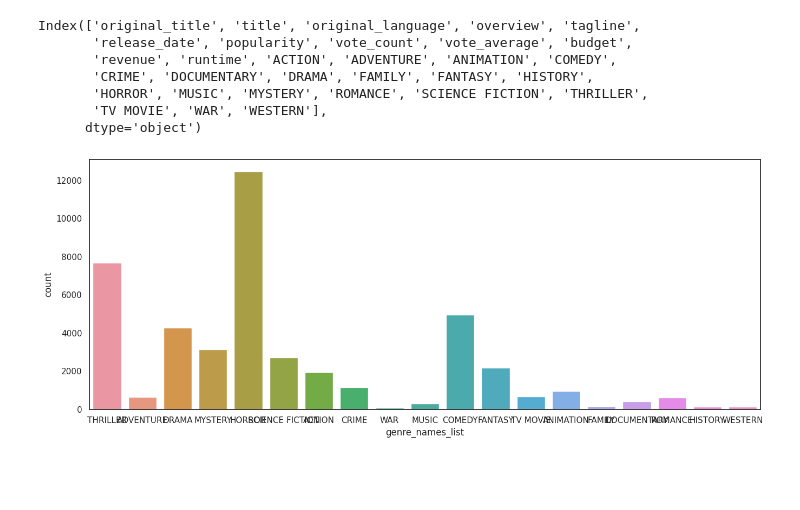
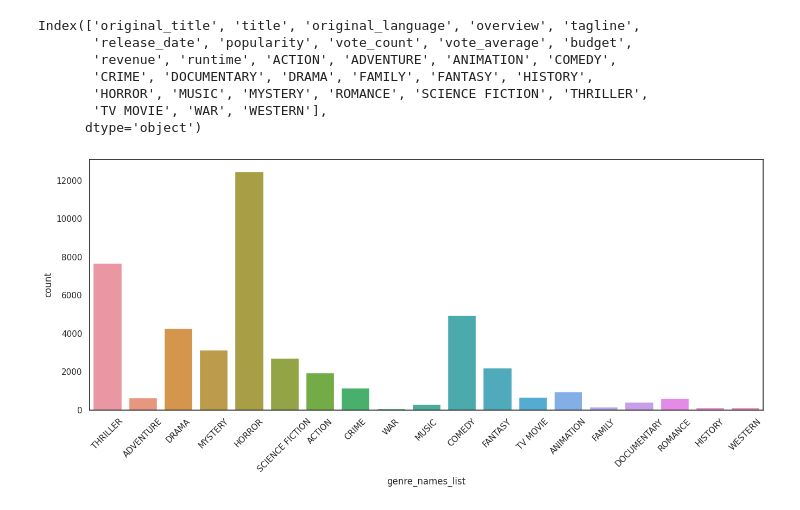
Before and after one commit to julieinsan/tidyTuesdayHorrorMovies, a Jupyter notebook: Tidy_Tuesday_Horror_Movies.ipynb, the cells around one changed output. Saved outputs shown, nothing was run; the diff lists cells and outputs as text; code cells hidden in the pictures; blank space fills up the shorter version.

Commit message:
a graph

```diff
--- a/Tidy_Tuesday_Horror_Movies.ipynb
+++ b/Tidy_Tuesday_Horror_Movies.ipynb
@@ -14,10 +14,11 @@ dta.head()
 | 3 | 756999 | The Black Phone | The Black Phone | en | Finney Blake, a shy but clever 13... | Never talk to strangers. | 2022-06-22 | /lr11mCT85T1JanlgjMuhs9nMht4.jpg | ... |
 | 4 | 772450 | Presencias | Presences | es | A man who loses his wife and goes... | NaN | 2022-09-07 | /dgDT3uol3mdvwEg0jt1ble3l9hw.jpg | ... |
 # %%
-def wideCount(thecolumn):
+def wideCount(thecolumn, rot=0):
   sns.set(rc={"figure.figsize":(16,6)})
   sns.set_theme(style="white")
-  sns.countplot(x=thecolumn)
+  g = sns.countplot(x=thecolumn)
+  g.set_xticklabels(g.get_xticklabels(), rotation=rot)
 wideCount(dta.status)
 # %% [output]
 [figure]
@@ -73,6 +74,6 @@ Index(['original_title', 'title', 'original_language', 'overview', 'tagline',
 # %%
 dtaLong = dta2.explode('genre_names_list')
 # %%
-wideCount(dtaLong.genre_names_list)
+wideCount(dtaLong.genre_names_list, rot=45)
 # %% [output]
-[figure, old version]
+[figure, new version]
```
Also changed, not shown: parts of 1 cell of this notebook.
